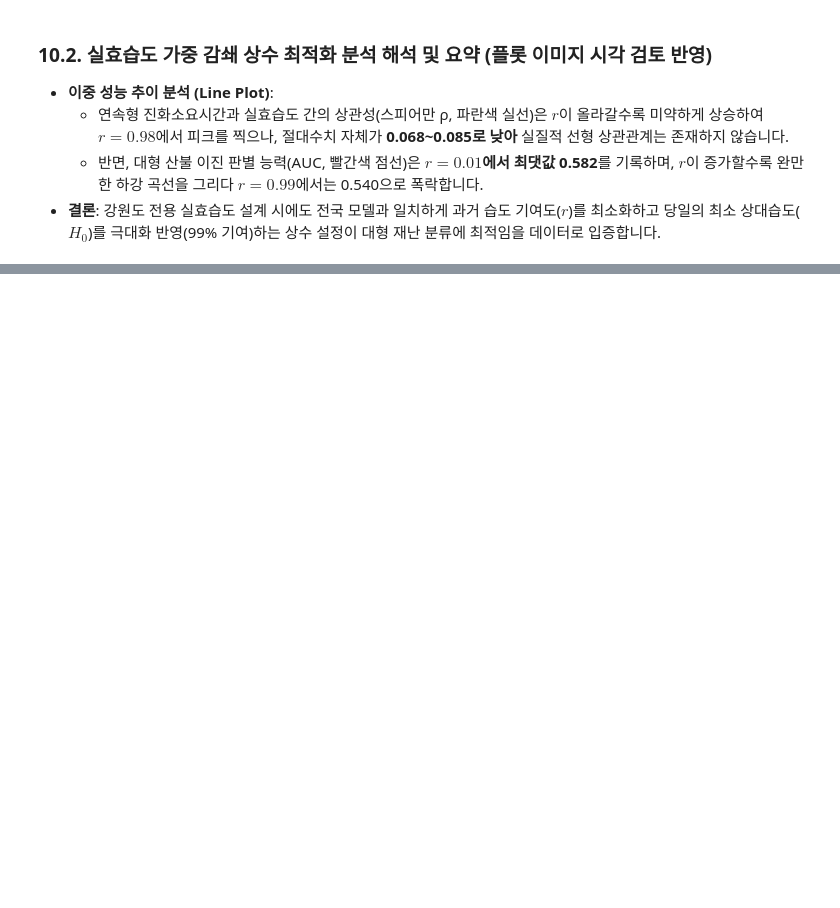
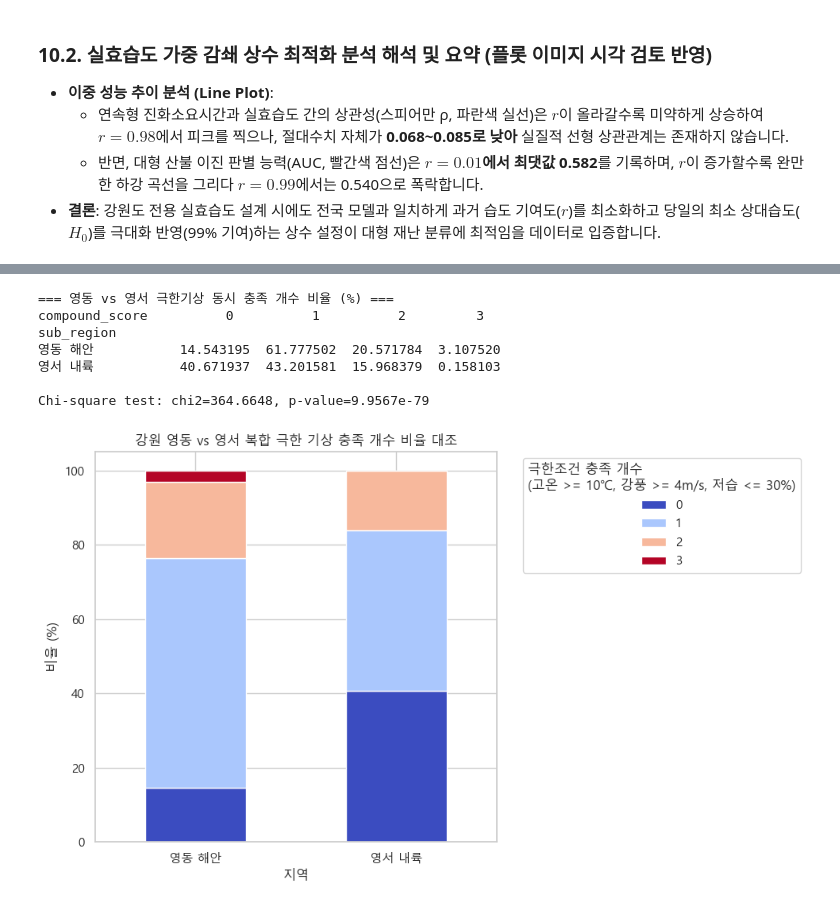
Before and after one commit to Max-JI64/farm-system-public-02, a Jupyter notebook: jsw/EDA/EDA-2026-05-26.ipynb, the cells around one changed output, grey strips where cells are left out. Cells and saved outputs as stored; diff of their text form; code cells hidden in the pictures; blank space fills up the shorter version.

```diff
--- a/jsw/EDA/EDA-2026-05-26.ipynb
+++ b/jsw/EDA/EDA-2026-05-26.ipynb
@@ -698,0 +884,34 @@ plt.show()
+# %%
+# 12. 복합 극한 기상 동시 발생 빈도 분석
+day_active['cond_temp'] = day_active['평균 기온'] >= 10
+day_active['cond_wind'] = day_active['평균 풍속'] >= 4.0
+day_active['cond_rh'] = day_active['최소 상대습도'] <= 30
+day_active['compound_score'] = day_active['cond_temp'].astype(int) + day_active['cond_wind'].astype(int) + day_active['cond_rh'].astype(int)
+
+# 교차표 생성
+ct = pd.crosstab(day_active['sub_region'], day_active['compound_score'], normalize='index') * 100
+print("=== 영동 vs 영서 극한기상 동시 충족 개수 비율 (%) ===")
+print(ct)
+
+# 카이제곱 검정
+chi2, p_val, dof, expected = stats.chi2_contingency(pd.crosstab(day_active['sub_region'], day_active['compound_score']))
+print(f"\nChi-square test: chi2={chi2:.4f}, p-value={p_val:.4e}\n")
+
+# 시각화
+ax = ct.plot(kind='bar', stacked=True, figsize=(10, 6), colormap='coolwarm')
+plt.title('강원 영동 vs 영서 복합 극한 기상 충족 개수 비율 대조')
+plt.xlabel('지역')
+plt.ylabel('비율 (%)')
+plt.xticks(rotation=0)
+plt.legend(title='극한조건 충족 개수\n(고온 >= 10℃, 강풍 >= 4m/s, 저습 <= 30%)', bbox_to_anchor=(1.05, 1), loc='upper left')
+plt.tight_layout()
+plt.show()
+# %% [output]
+=== 영동 vs 영서 극한기상 동시 충족 개수 비율 (%) ===
+compound_score          0          1          2         3
+sub_region
+영동 해안           14.543195  61.777502  20.571784  3.107520
+영서 내륙           40.671937  43.201581  15.968379  0.158103
+
+Chi-square test: chi2=364.6648, p-value=9.9567e-79
+[figure, added]
```
Also changed, not shown: parts of 25 cells of this notebook, 1 other file.
